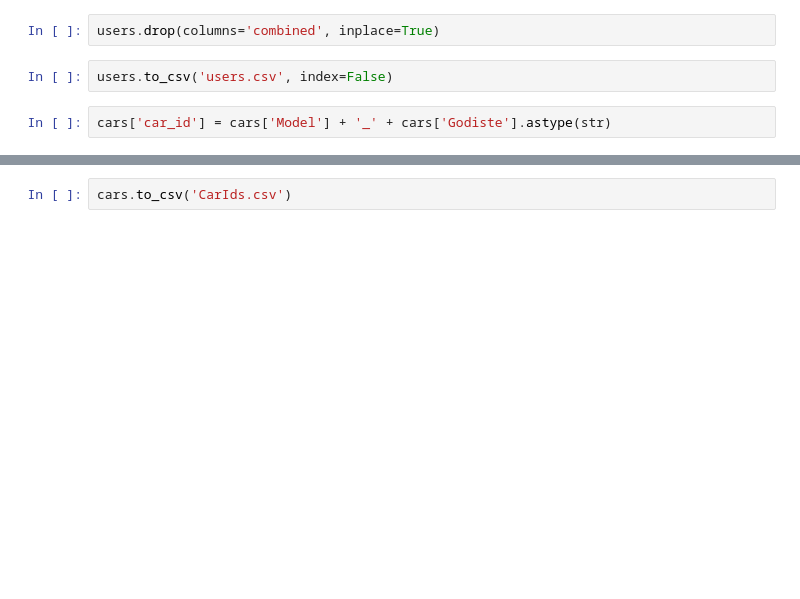
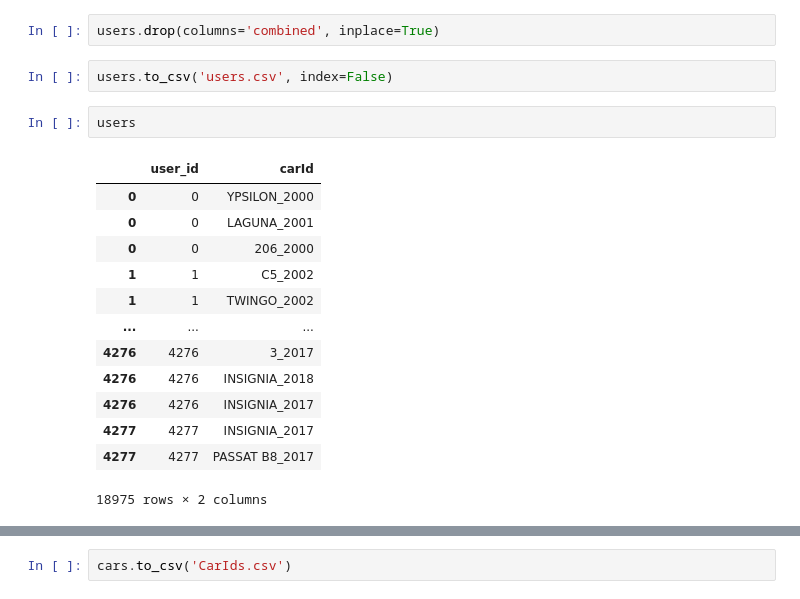
Before and after one commit to trsavi/UsedCars_RS, a Jupyter notebook: creatingUsers.ipynb, the cells around one changed output, grey strips where cells are left out. Cells and saved outputs as stored; diff of their text form; blank space fills up the shorter version.

```diff
--- a/creatingUsers.ipynb
+++ b/creatingUsers.ipynb
@@ -278,8 +317,22 @@ users
 users.drop(columns='combined', inplace=True)
 # %%
 users.to_csv('users.csv', index=False)
-# %%
-cars['car_id'] = cars['Model'] + '_' + cars['Godiste'].astype(str)
+# %%
+users
+# %% [output]
+|  | user_id | carId |
+| 0 | 0 | YPSILON_2000 |
+| 0 | 0 | LAGUNA_2001 |
+| 0 | 0 | 206_2000 |
+| 1 | 1 | C5_2002 |
+| 1 | 1 | TWINGO_2002 |
+| ... | ... | ... |
+| 4276 | 4276 | 3_2017 |
+| 4276 | 4276 | INSIGNIA_2018 |
+| 4276 | 4276 | INSIGNIA_2017 |
+| 4277 | 4277 | INSIGNIA_2017 |
+| 4277 | 4277 | PASSAT B8_2017 |
+18975 rows × 2 columns
 # %%
 cars.drop_duplicates()
 # %% [output]
```
Also changed, not shown: parts of 13 cells of this notebook, 2 other files.
